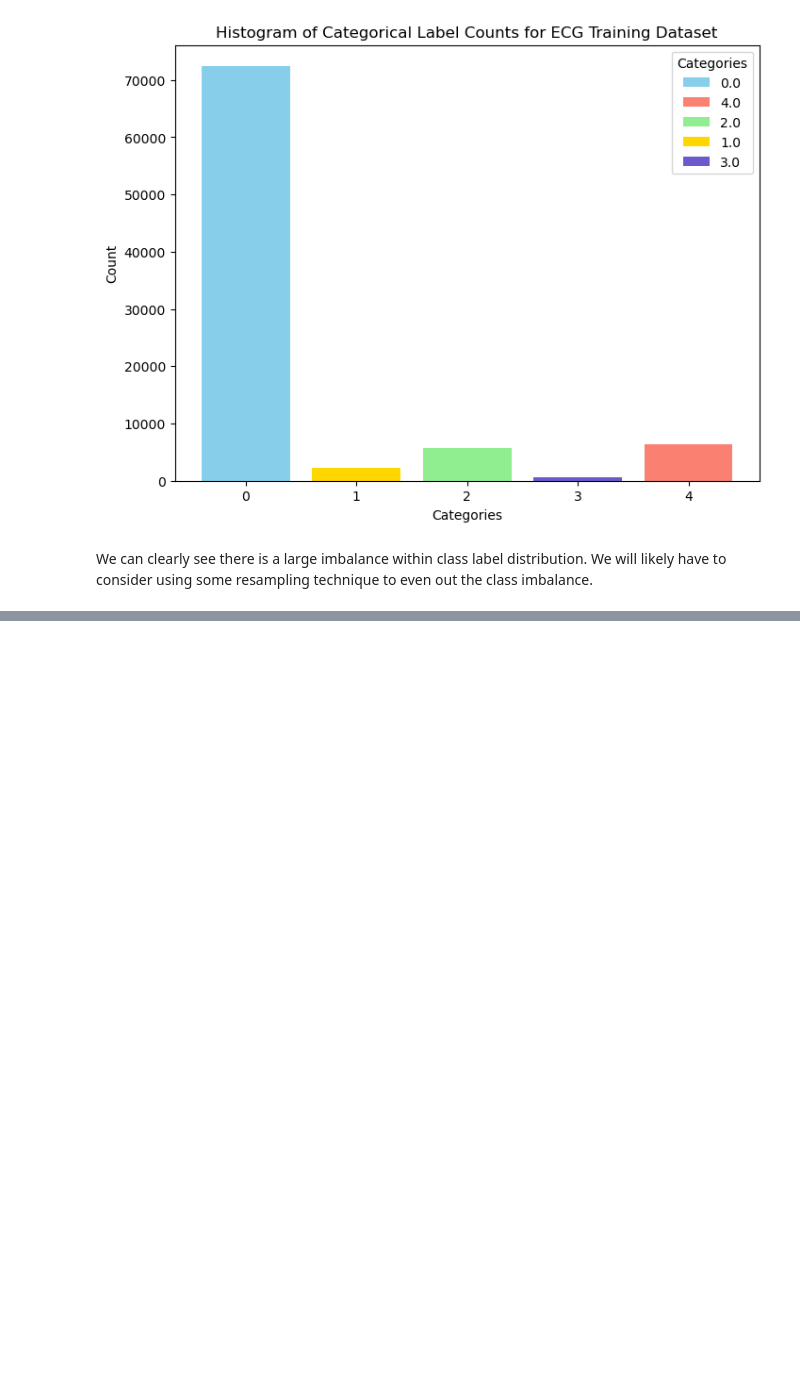
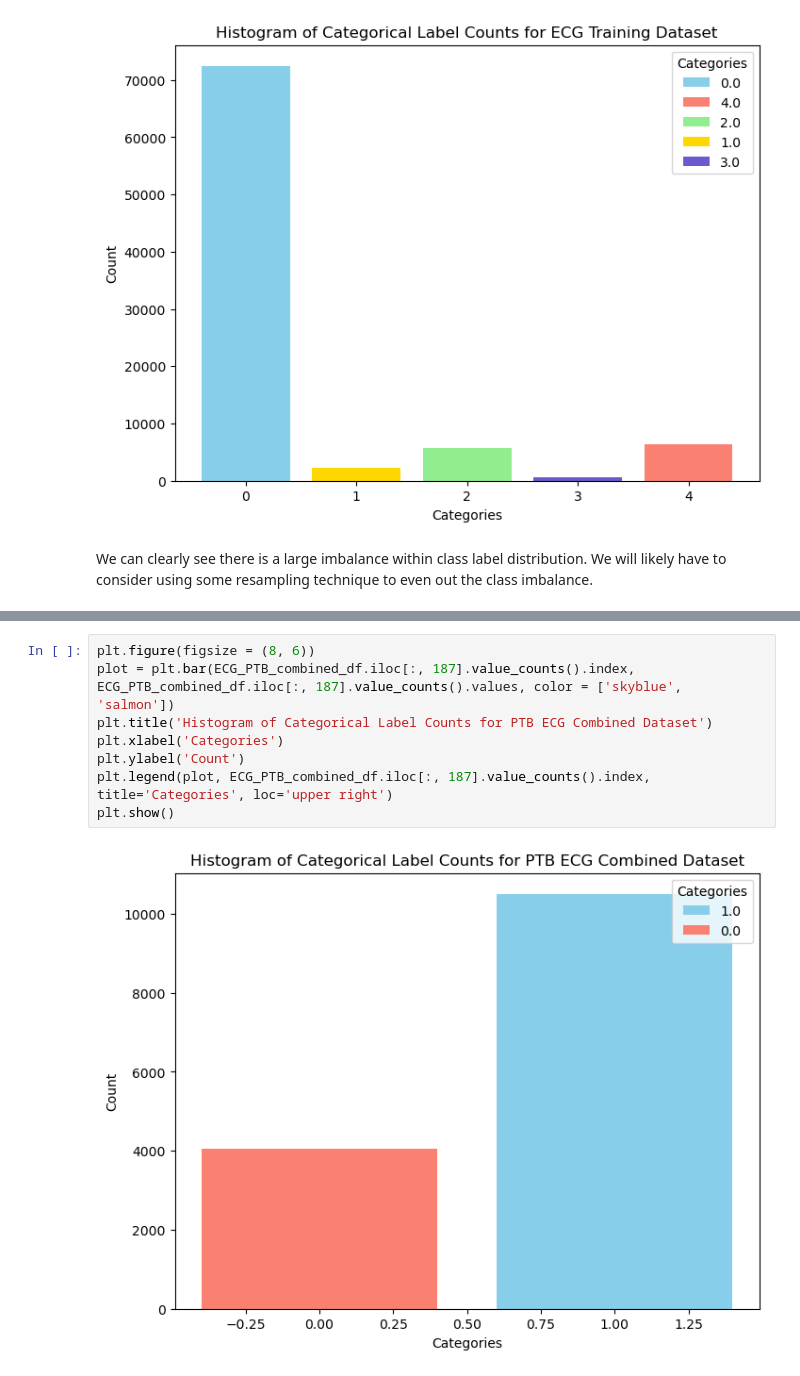
Before and after one commit to uhsipra/MECE788_FinalProject, a Jupyter notebook: MECE788_ECGDataset_EDA.ipynb, the cells around one changed output, grey strips where cells are left out. Drawn from its saved outputs; the diff is of its cells as text; blank space fills up the shorter version.

```diff
--- a/MECE788_ECGDataset_EDA.ipynb
+++ b/MECE788_ECGDataset_EDA.ipynb
@@ -126,0 +203,10 @@ We can clearly see there is a large imbalance within class label distribution. W
+# %%
+plt.figure(figsize = (8, 6))
+plot = plt.bar(ECG_PTB_combined_df.iloc[:, 187].value_counts().index, ECG_PTB_combined_df.iloc[:, 187].value_counts().values, color = ['skyblue', 'salmon'])
+plt.title('Histogram of Categorical Label Counts for PTB ECG Combined Dataset')
+plt.xlabel('Categories')
+plt.ylabel('Count')
+plt.legend(plot, ECG_PTB_combined_df.iloc[:, 187].value_counts().index, title='Categories', loc='upper right')
+plt.show()
+# %% [output]
+[figure, added]
```
Also changed, not shown: parts of 17 cells of this notebook.
